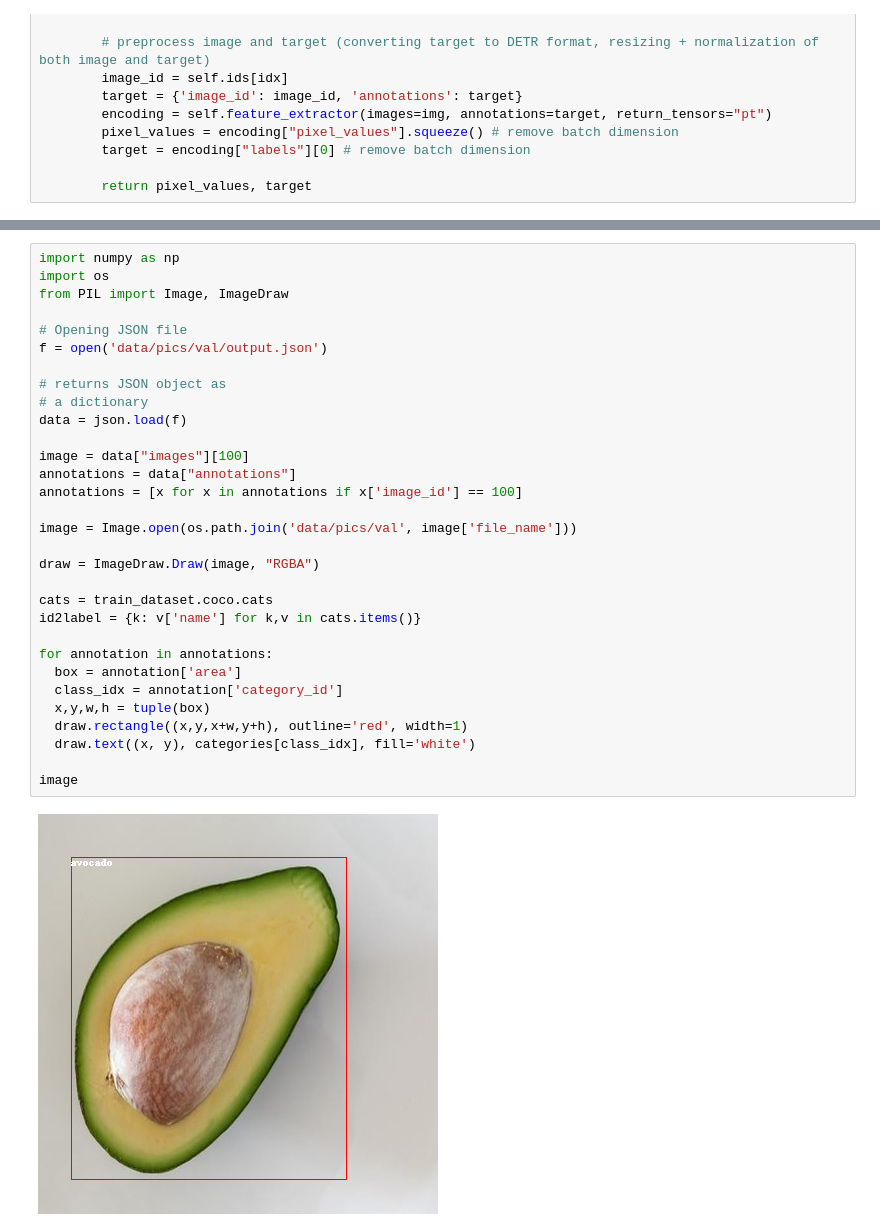
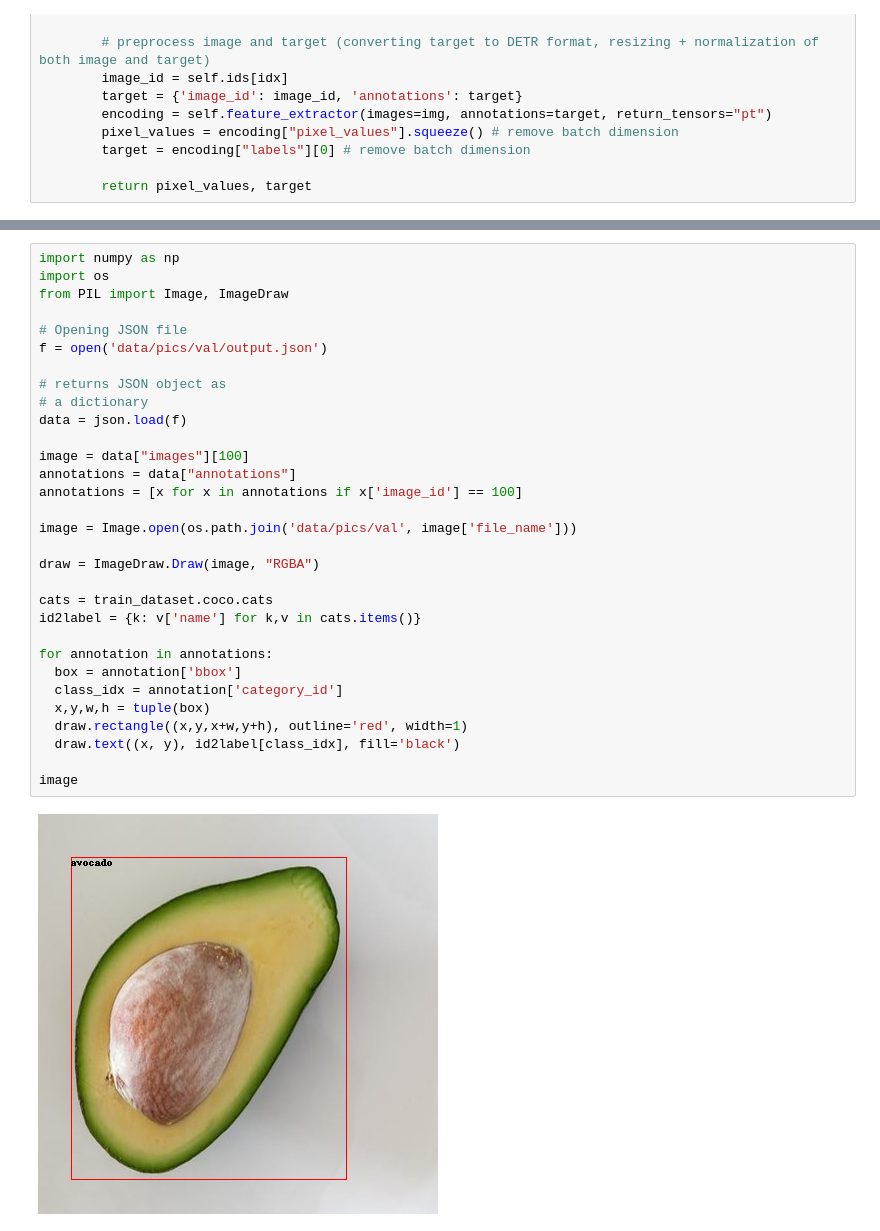
Before and after one commit to baravit/hugging-image-detection, a Jupyter notebook: index.ipynb, the cells around one changed output, grey strips where cells are left out. Cells and saved outputs as stored; diff of their text form.

```diff
--- a/index.ipynb
+++ b/index.ipynb
@@ -186,33 +396,33 @@ Number of training examples: 8539
 # %%
 import numpy as np
 import os
 from PIL import Image, ImageDraw
 
 # Opening JSON file
 f = open('data/pics/val/output.json')
 
 # returns JSON object as
 # a dictionary
 data = json.load(f)
 
 image = data["images"][100]
 annotations = data["annotations"]
 annotations = [x for x in annotations if x['image_id'] == 100]
 
 image = Image.open(os.path.join('data/pics/val', image['file_name']))
 
 draw = ImageDraw.Draw(image, "RGBA")
 
 cats = train_dataset.coco.cats
 id2label = {k: v['name'] for k,v in cats.items()}
 
 for annotation in annotations:
-  box = annotation['area']
+  box = annotation['bbox']
   class_idx = annotation['category_id']
   x,y,w,h = tuple(box)
   draw.rectangle((x,y,x+w,y+h), outline='red', width=1)
-  draw.text((x, y), categories[class_idx], fill='white')
+  draw.text((x, y), id2label[class_idx], fill='black')
 
 image
 # %% [output]
-[figure, old version]
+[figure, new version]
```
Also changed, not shown: parts of 20 cells of this notebook.
